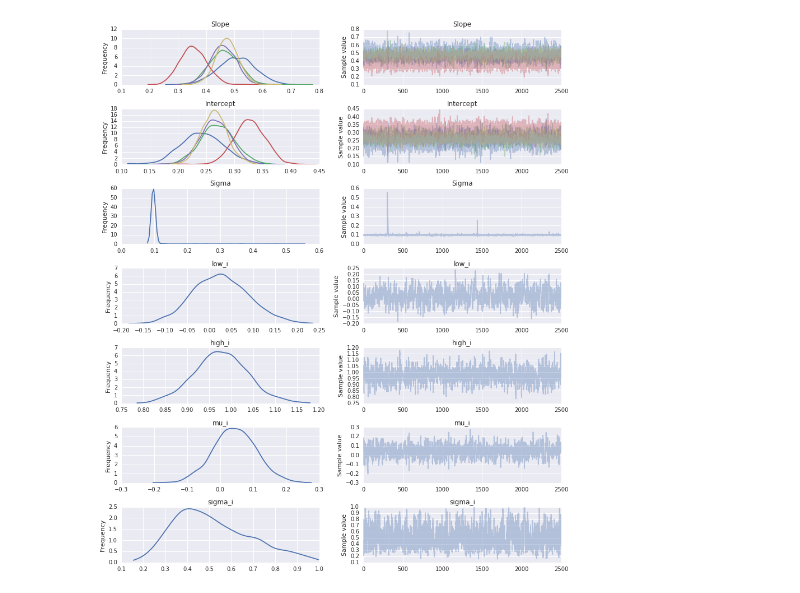
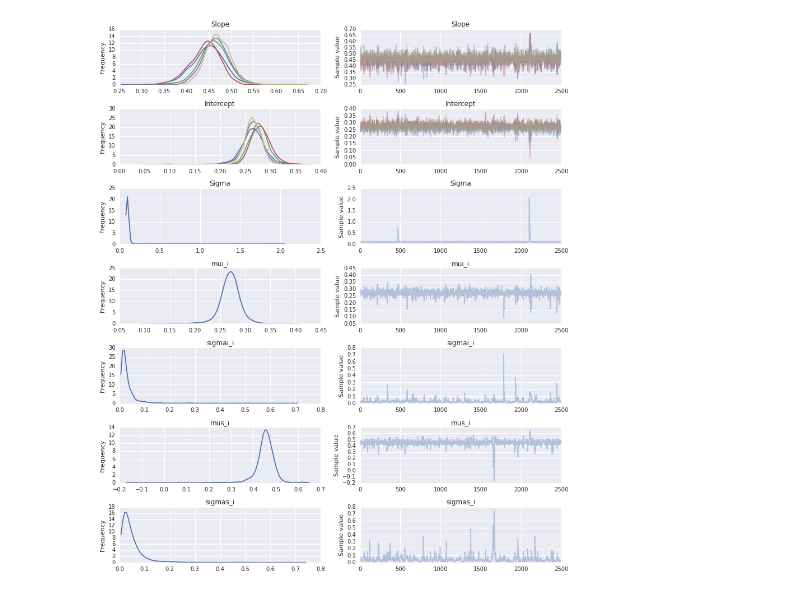
Before and after one commit to lcdm-uiuc/info490-sp16, a Jupyter notebook: Week11/notebooks/intro2pp-hm.ipynb, the cells around one changed output. Saved outputs shown, nothing was run; the diff lists cells and outputs as text; code cells hidden in the pictures.

```diff
--- a/Week11/notebooks/intro2pp-hm.ipynb
+++ b/Week11/notebooks/intro2pp-hm.ipynb
@@ -65,8 +83,10 @@ def randomizeModel(xmin=0, xmax = 1, num=20):
 
     return(x, y)
 # %%
+# Generate model data in n_bins
+
 n_bins = 5
-n_pts = [25, 40, 50, 60, 75]
+n_pts = [20, 40, 50, 60, 80]
 
 # Obtain sample data and plot data and model fit
 
@@ -80,8 +100,10 @@ for bin in range(n_bins):
     y.extend(y_i)
     b.extend(b_i)
 
+# Make a dataframe to hold the data and associated bin (categorical)
 df = pd.DataFrame({'x': x, 'y': y, 'b': b})
 
+# Plot entire data.
 ax = sns.regplot(data = df, x = 'x', y = 'y', \
                  fit_reg=True, color='black', label="Data")
 ax.set(title='Sample Data')
@@ -112,7 +148,7 @@ for bin in range(n_bins):
     with pm.Model() as bin_model:
 
         # First, define stochastic model variables
-        intercept = pm.Uniform('Intercept', lower = 0, upper = 1)
+        intercept = pm.Normal('Intercept', mu = 0.25, sd = 1.0)
         slope = pm.Normal('Slope', mu = 1.0, sd = 1.0)
 
         # Now define stochastic variable for observation errors.
@@ -125,6 +161,8 @@ for bin in range(n_bins):
         # Sample values (likelihood)
         likelihood = pm.Normal('yn', mu=b_y_exp, sd=sigma, observed=b_y)
 
+        # Compute starting point, define sampler,
+        # and generate traces from the likelihood
         start = pm.find_MAP()
         step = pm.NUTS(scaling=start)
         trace = pm.sample(n_samples, step=step, start=start)
@@ -162,19 +208,19 @@ b_idx = df['b'].values
 
 with pm.Model() as hierarchical_model:
     # Hyperpriors for group nodes
-    low_i = pm.Normal('low_i', mu=0.0, sd=0.25**2)
-    high_i = pm.Normal('high_i', mu=1.0, sd=0.25**2)
+    mui_i = pm.Normal('mui_i', mu=0.0, sd=0.5**2)
+    sigmai_i = pm.Uniform('sigmai_i', lower=0.0, upper=1.0)
 
-    mu_i = pm.Normal('mu_i', mu=0.0, sd=0.25**2)
-    sigma_i = pm.Uniform('sigma_i', lower=0.0, upper=1.0)
+    mus_i = pm.Normal('mus_i', mu=0.0, sd=0.5**2)
+    sigmas_i = pm.Uniform('sigmas_i', lower=0.0, upper=1.0)
 
     # Intercept for each county, distributed around group mean mu_a
     # Above we just set mu and sd to a fixed value while here we
     # plug in a common group distribution for all a and b (which are
     # vectors of length n_counties).
 
-    intercept = pm.Uniform('Intercept', lower = low_i, upper = high_i, shape=n_bins)
-    slope = pm.Normal('Slope', mu = mu_i, sd = sigma_i, shape=n_bins)
+    intercept = pm.Normal('Intercept', mu = mui_i, sd = sigmai_i, shape=n_bins)
+    slope = pm.Normal('Slope', mu = mus_i, sd = sigmas_i, shape=n_bins)
 
     # Now define stochastic variable for observation errors.
     sigma = pm.Normal('Sigma', mu = 1., sd = 2.0)
@@ -231,7 +291,7 @@ None
 # %%
 sns.set_style('darkgrid')
 pm.traceplot(hierarchical_trace[-n_burn:], \
-             varnames=['Slope', 'Intercept', 'Sigma', 'low_i', 'high_i', 'mu_i', 'sigma_i'])
+             varnames=['Slope', 'Intercept', 'Sigma', 'mui_i', 'sigmai_i', 'mus_i', 'sigmas_i'])
 plt.show()
 # %% [output]
-[figure, old version]
+[figure, new version]
```
Also changed, not shown: parts of 26 cells of this notebook, 1 other file.
